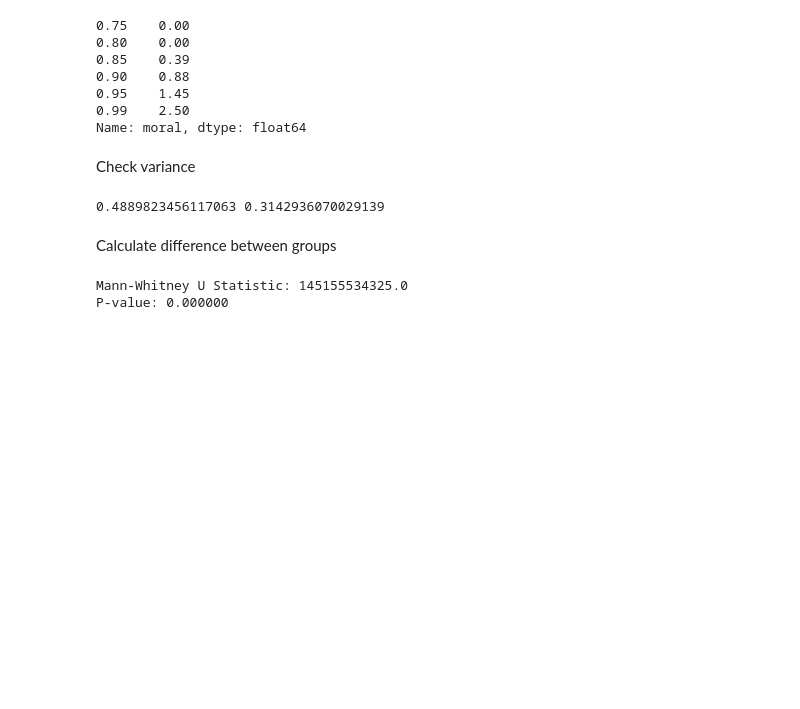
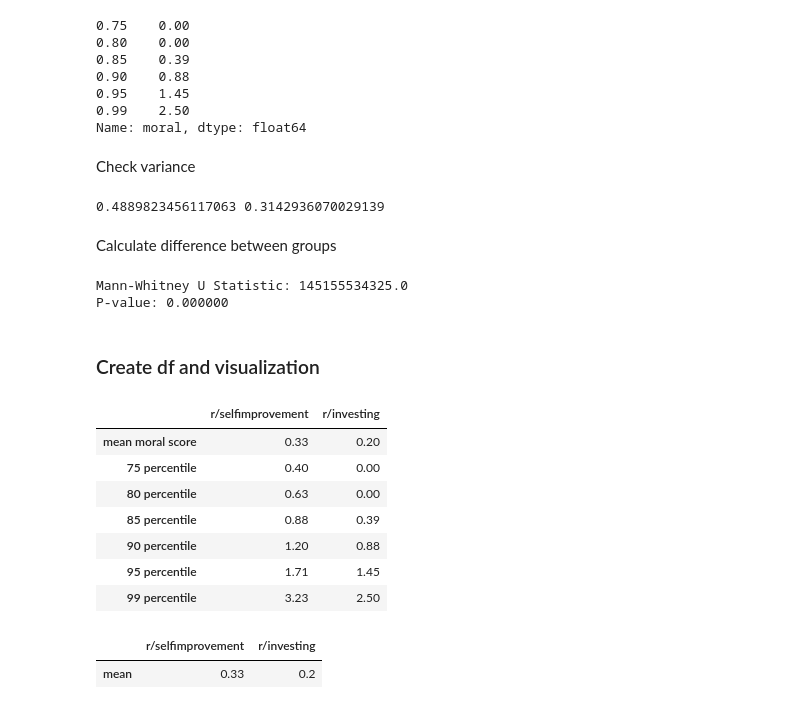
Before and after one commit to natashacarpcast/selfimprovement-finalproject, a Jupyter notebook: subreddits_comparison.ipynb, the cells around one changed output. Drawn from its saved outputs; the diff is of its cells as text; code cells hidden in the pictures; blank space fills up the shorter version.

Commit message:
created table

```diff
--- a/subreddits_comparison.ipynb
+++ b/subreddits_comparison.ipynb
@@ -95,9 +96,11 @@ min           0.000000
 75%           0.400000
 max          16.390000
 Name: moral, dtype: float64
+# %%
+mean_selfimprov = np.round((selfimprovement['moral'].mean()), 2)
 # %%
-quantiles = selfimprovement['moral'].quantile([0.75, 0.80, 0.85, 0.90, 0.95, 0.99])
-print(quantiles)
+quantiles_selfimprovement = selfimprovement['moral'].quantile([0.75, 0.80, 0.85, 0.90, 0.95, 0.99])
+print(quantiles_selfimprovement)
 # %% [output]
 0.75    0.40
 0.80    0.63
@@ -118,3 +121,6 @@ min           0.000000
 75%           0.000000
 max          10.910000
 Name: moral, dtype: float64
+# %%
+mean_invs = np.round((investing['moral'].mean()), 2)
+mean_invs
@@ -121,6 +129,6 @@ Name: moral, dtype: float64
 # %%
-quantiles = investing['moral'].quantile([0.75, 0.80, 0.85, 0.90, 0.95, 0.99])
-print(quantiles)
+quantiles_investing = investing['moral'].quantile([0.75, 0.80, 0.85, 0.90, 0.95, 0.99])
+print(quantiles_investing)
 # %% [output]
 0.75    0.00
 0.80    0.00
@@ -150,3 +158,32 @@ print(f"P-value: {p:5f}")
 # %% [output]
 Mann-Whitney U Statistic: 145155534325.0
 P-value: 0.000000
+# %% [markdown]
+### Create df and visualization
+# %%
+#Quantiles
+summary = pd.concat([quantiles_selfimprovement, quantiles_investing], axis=1)
+summary.columns = ['r/selfimprovement', 'r/investing']
+summary.index = ["75 percentile", "80 percentile", "85 percentile", "90 percentile",
+                 "95 percentile", "99 percentile"]
+
+#Add mean
+avg = pd.DataFrame({'r/selfimprovement': [mean_selfimprov], 'r/investing': [mean_invs]}, index = ["mean moral score"])
+
+#Combine
+summary = pd.concat([avg, summary], ignore_index=False)
+summary
+# %% [output]
+|  | r/selfimprovement | r/investing |
+| mean moral score | 0.33 | 0.20 |
+| 75 percentile | 0.40 | 0.00 |
+| 80 percentile | 0.63 | 0.00 |
+| 85 percentile | 0.88 | 0.39 |
+| 90 percentile | 1.20 | 0.88 |
+| 95 percentile | 1.71 | 1.45 |
+| 99 percentile | 3.23 | 2.50 |
+# %%
+avg
+# %% [output]
+|  | r/selfimprovement | r/investing |
+| mean | 0.33 | 0.2 |
```
Also changed, not shown: parts of 3 cells of this notebook.
